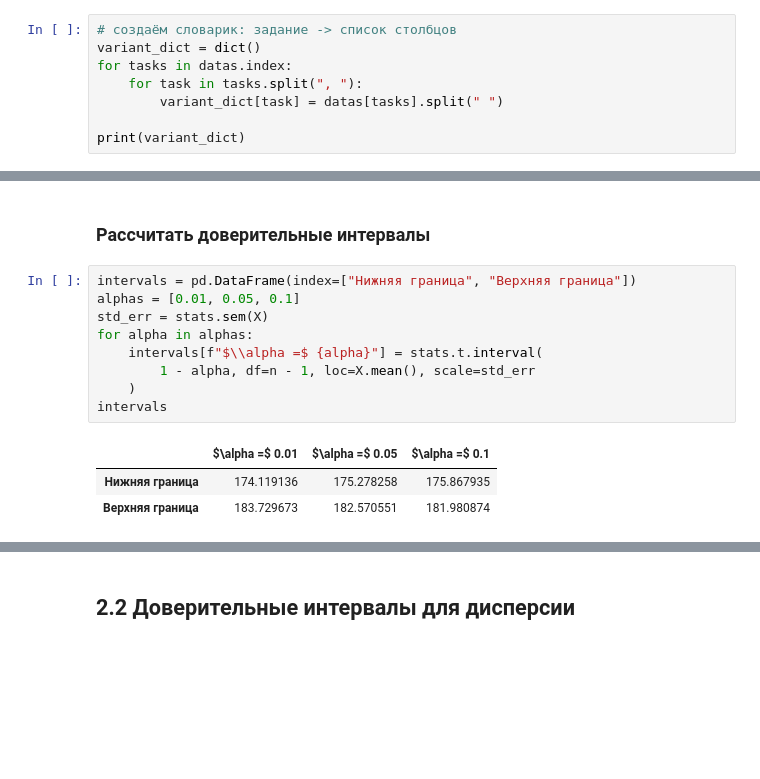
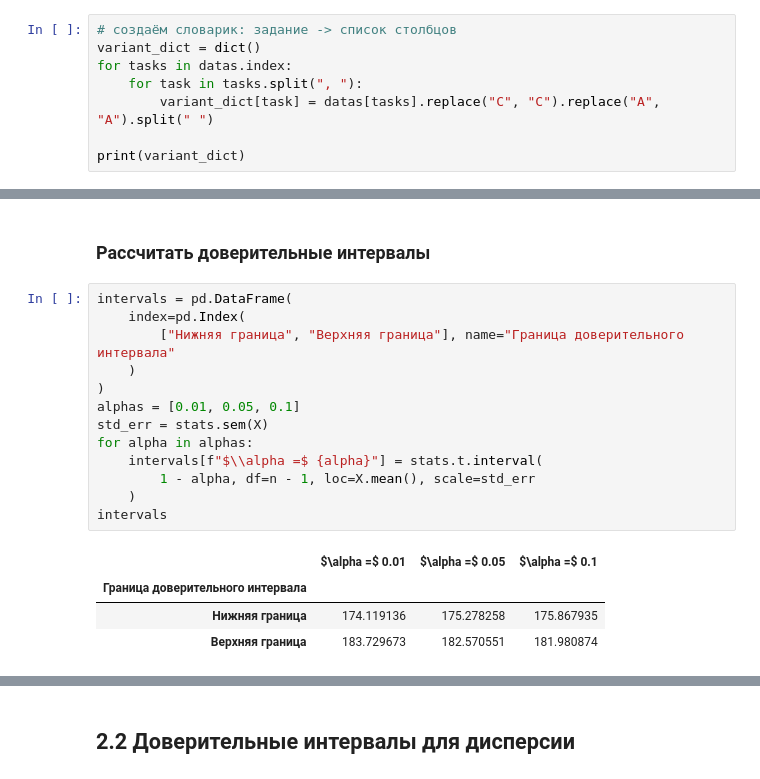
Before and after one commit to retrobannerS/mephi_stats, a Jupyter notebook: bdz/var_2/notebook.ipynb, the cells around one changed output, grey strips where cells are left out. Saved outputs shown, nothing was run; the diff lists cells and outputs as text; blank space fills up the shorter version.

```diff
--- a/bdz/var_2/notebook.ipynb
+++ b/bdz/var_2/notebook.ipynb
@@ -65,7 +71,7 @@ Name: 2, dtype: object
 variant_dict = dict()
 for tasks in datas.index:
     for task in tasks.split(", "):
-        variant_dict[task] = datas[tasks].split(" ")
+        variant_dict[task] = datas[tasks].replace("С", "C").replace("А", "A").split(" ")
 
 print(variant_dict)
 # %% [output]
@@ -470,16 +477,21 @@ print(n := len(X))
 # %% [markdown]
 ### Рассчитать доверительные интервалы
 # %%
-intervals = pd.DataFrame(index=["Нижняя граница", "Верхняя граница"])
+intervals = pd.DataFrame(
+    index=pd.Index(
+        ["Нижняя граница", "Верхняя граница"], name="Граница доверительного интервала"
+    )
+)
 alphas = [0.01, 0.05, 0.1]
 std_err = stats.sem(X)
 for alpha in alphas:
     intervals[f"$\\alpha =$ {alpha}"] = stats.t.interval(
         1 - alpha, df=n - 1, loc=X.mean(), scale=std_err
     )
 intervals
 # %% [output]
 |  | $\alpha =$ 0.01 | $\alpha =$ 0.05 | $\alpha =$ 0.1 |
+| Граница доверительного интервала |  |  |  |
 | Нижняя граница | 174.119136 | 175.278258 | 175.867935 |
 | Верхняя граница | 183.729673 | 182.570551 | 181.980874 |
 # %%
```
Also changed, not shown: parts of 82 cells of this notebook, 1 other file.
